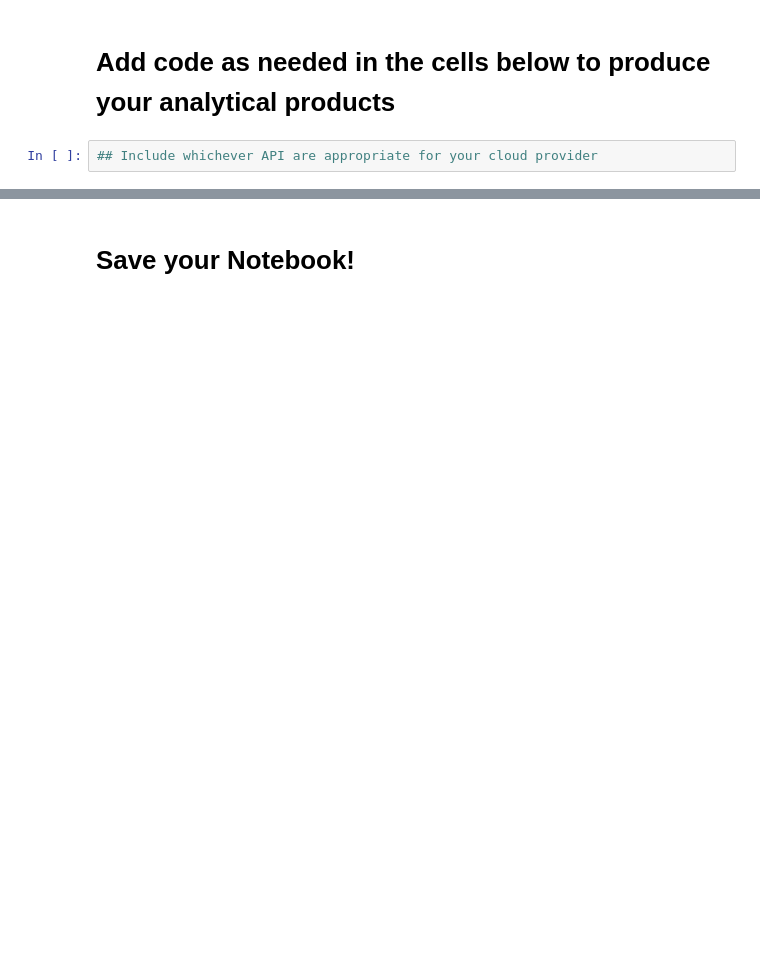
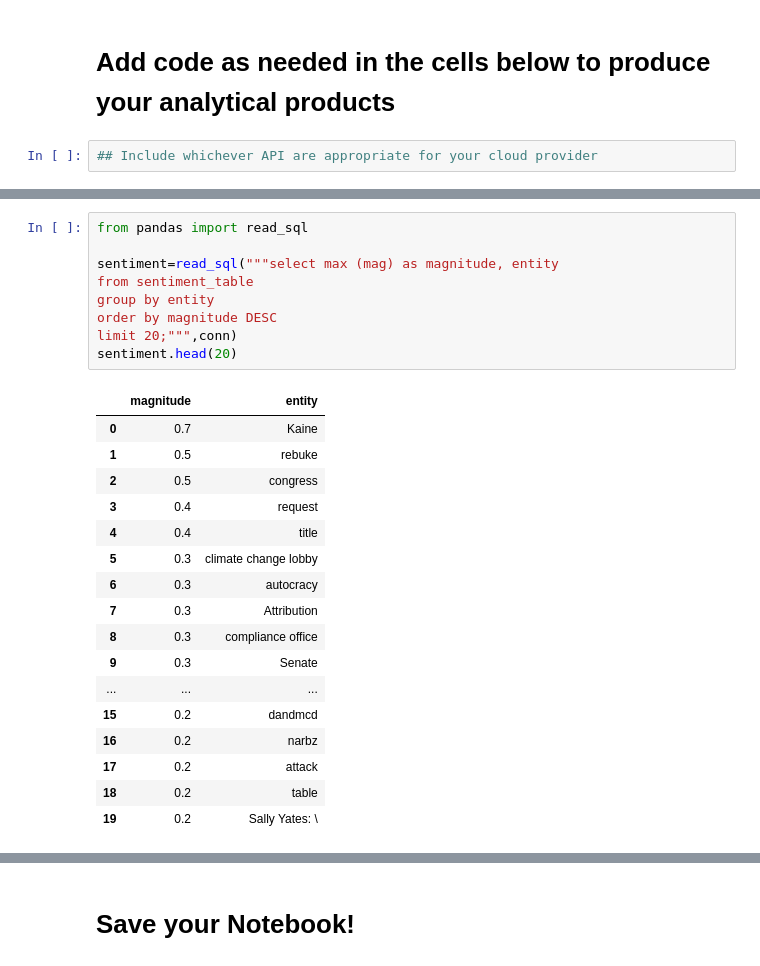
Before and after one commit to asouleymane/CloudCompute, a Jupyter notebook: module8/exercises/Project.ipynb, the cells around one changed output, grey strips where cells are left out. Cells and saved outputs as stored; diff of their text form; blank space fills up the shorter version.

```diff
--- a/module8/exercises/Project.ipynb
+++ b/module8/exercises/Project.ipynb
@@ -10,0 +245,27 @@
+# %%
+from pandas import read_sql
+
+sentiment=read_sql("""select max (mag) as magnitude, entity
+from sentiment_table
+group by entity
+order by magnitude DESC
+limit 20;""",conn)
+sentiment.head(20)
+# %% [output]
+|  | magnitude | entity |
+| 0 | 0.7 | Kaine |
+| 1 | 0.5 | rebuke |
+| 2 | 0.5 | congress |
+| 3 | 0.4 | request |
+| 4 | 0.4 | title |
+| 5 | 0.3 | climate change lobby |
+| 6 | 0.3 | autocracy |
+| 7 | 0.3 | Attribution |
+| 8 | 0.3 | compliance office |
+| 9 | 0.3 | Senate |
+| ... | ... | ... |
+| 15 | 0.2 | dandmcd |
+| 16 | 0.2 | narbz |
+| 17 | 0.2 | attack |
+| 18 | 0.2 | table |
+| 19 | 0.2 | Sally Yates: \ |
```
Also changed, not shown: parts of 14 cells of this notebook.
